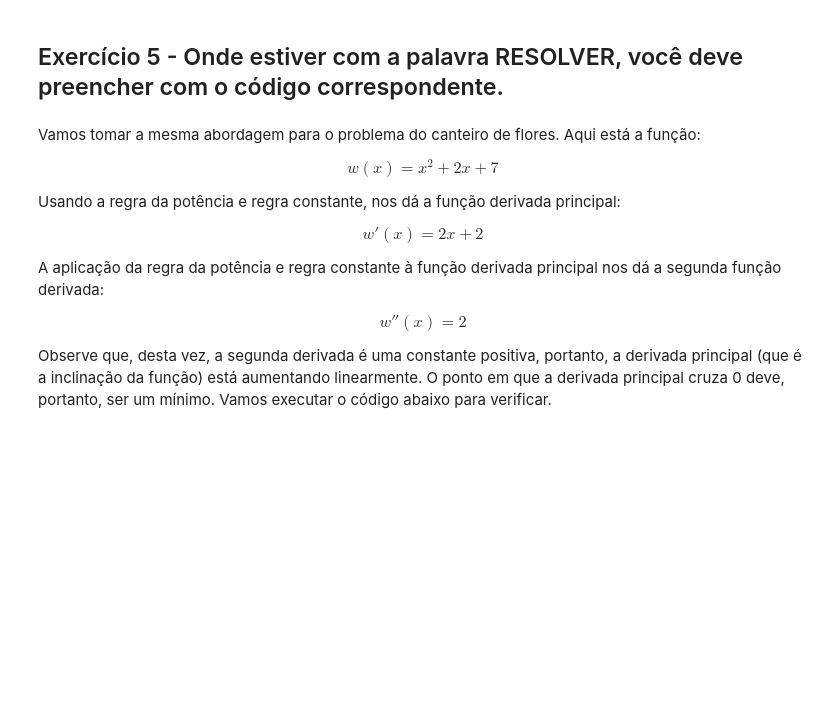
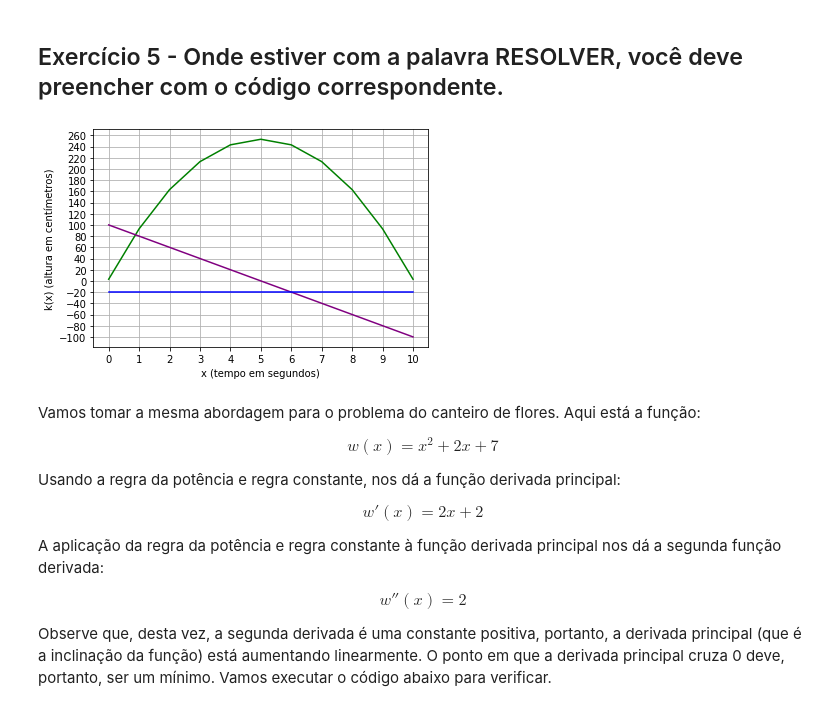
Before and after one commit to Angelicogfa/python-matematica-machine-learning, a Jupyter notebook: modulos/modulo-10/Exercicios09.ipynb, the cells around one changed output. Saved outputs shown, nothing was run; the diff lists cells and outputs as text; code cells hidden in the pictures; blank space fills up the shorter version.

```diff
--- a/modulos/modulo-10/Exercicios09.ipynb
+++ b/modulos/modulo-10/Exercicios09.ipynb
@@ -1182,37 +1244,43 @@ def k(x):
     return -10*(x**2) + (100*x)  + 3
 
 # RESOLVER
+def kd(x):
+    return -20 * x + 100
 
+def k2d(x):
+    return -20
 
 # Cria uma matriz de valores x para o plot
 x = list(range(0, 11))
 
 # Use a função para obter os valores y
 y = [k(i) for i in x]
 
 # Use a função derivada para obter os valores de k'(x)
 yd = [kd(i) for i in x]
 
 # Use a função da segunda derivada para obter o k'' (x)
 y2d = [k2d(i) for i in x]
 
 # Define o gráfico
 plt.xlabel('x (tempo em segundos)')
 plt.ylabel('k(x) (altura em centímetros)')
 plt.xticks(range(0,15, 1))
 plt.yticks(range(-200, 500, 20))
 plt.grid()
 
 # Plot da função
 plt.plot(x,y, color='green')
 
 # Plot  k'(x)
 plt.plot(x,yd, color='purple')
 
 # Plot k''(x)
 plt.plot(x,y2d, color='blue')
 
 plt.show()
+# %% [output]
+[figure, added]
 # %% [markdown]
 Vamos tomar a mesma abordagem para o problema do canteiro de flores. Aqui está a função:
 
```
Also changed, not shown: parts of 6 cells of this notebook.
